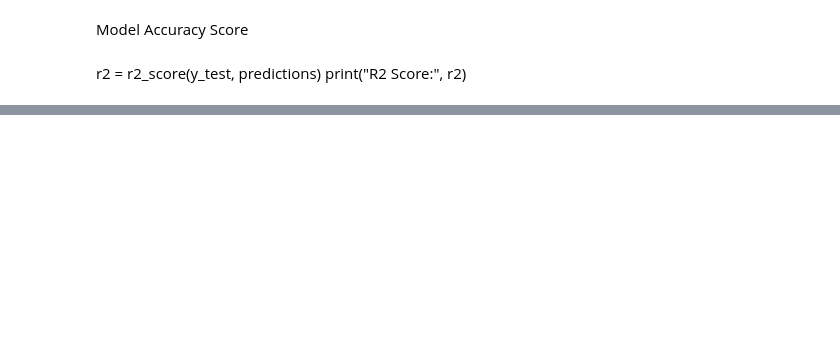
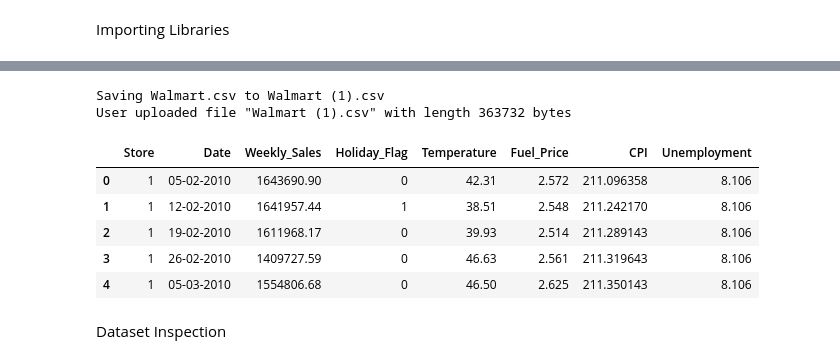
Before and after one commit to Aryansaini-10/FUTURE_ML_01, a Jupyter notebook: sales_forecasting.ipynb, the cells around one changed output, grey strips where cells are left out. Drawn from its saved outputs; the diff is of its cells as text; code cells hidden in the pictures; blank space fills up the shorter version.

```diff
--- a/sales_forecasting.ipynb
+++ b/sales_forecasting.ipynb
@@ -85,2 +2,0 @@ plt.show()
-# %% [markdown]
-Model Accuracy Score
@@ -89,3 +3,2 @@ from sklearn.metrics import r2_score
-# %% [markdown]
-r2 = r2_score(y_test, predictions)
-print("R2 Score:", r2)
+# %% [markdown]
+Importing Libraries
@@ -91,0 +14,17 @@ print("R2 Score:", r2)
+# %%
+from google.colab import files
+import io
+
+# This will open a file browser for you to select and upload your CSV file
+uploaded = files.upload()
+
+# Get the name of the uploaded file
+for fn in uploaded.keys():
+  print('User uploaded file "{name}" with length {length} bytes'.format(
+      name=fn, length=len(uploaded[fn])))
+  # Read the uploaded CSV file into a pandas DataFrame
+  df = pd.read_csv(io.StringIO(uploaded[fn].decode('utf-8')))
+
+# Display the first 5 rows of the DataFrame
+display(df.head())
+# %% [output]
@@ -91,0 +32,10 @@ print("R2 Score:", r2)
+Saving Walmart.csv to Walmart (1).csv
+User uploaded file "Walmart (1).csv" with length 363732 bytes
+|  | Store | Date | Weekly_Sales | Holiday_Flag | Temperature | Fuel_Price | CPI | Unemployment |
+| 0 | 1 | 05-02-2010 | 1643690.90 | 0 | 42.31 | 2.572 | 211.096358 | 8.106 |
+| 1 | 1 | 12-02-2010 | 1641957.44 | 1 | 38.51 | 2.548 | 211.242170 | 8.106 |
+| 2 | 1 | 19-02-2010 | 1611968.17 | 0 | 39.93 | 2.514 | 211.289143 | 8.106 |
+| 3 | 1 | 26-02-2010 | 1409727.59 | 0 | 46.63 | 2.561 | 211.319643 | 8.106 |
+| 4 | 1 | 05-03-2010 | 1554806.68 | 0 | 46.50 | 2.625 | 211.350143 | 8.106 |
+# %% [markdown]
+Dataset Inspection
```
Also changed, not shown: parts of 49 cells of this notebook.
